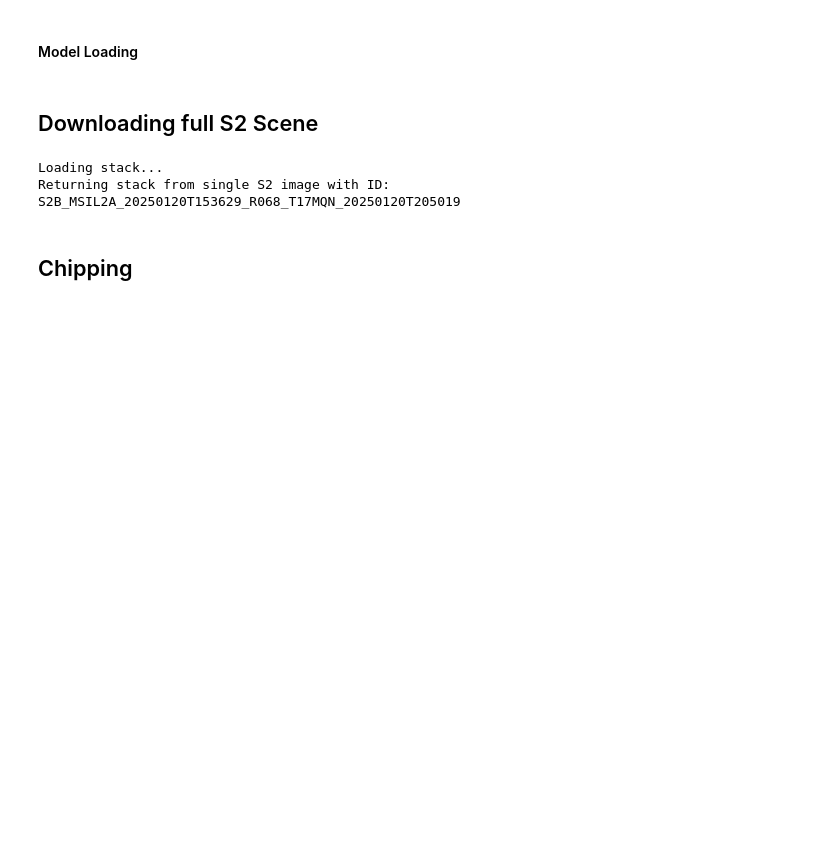
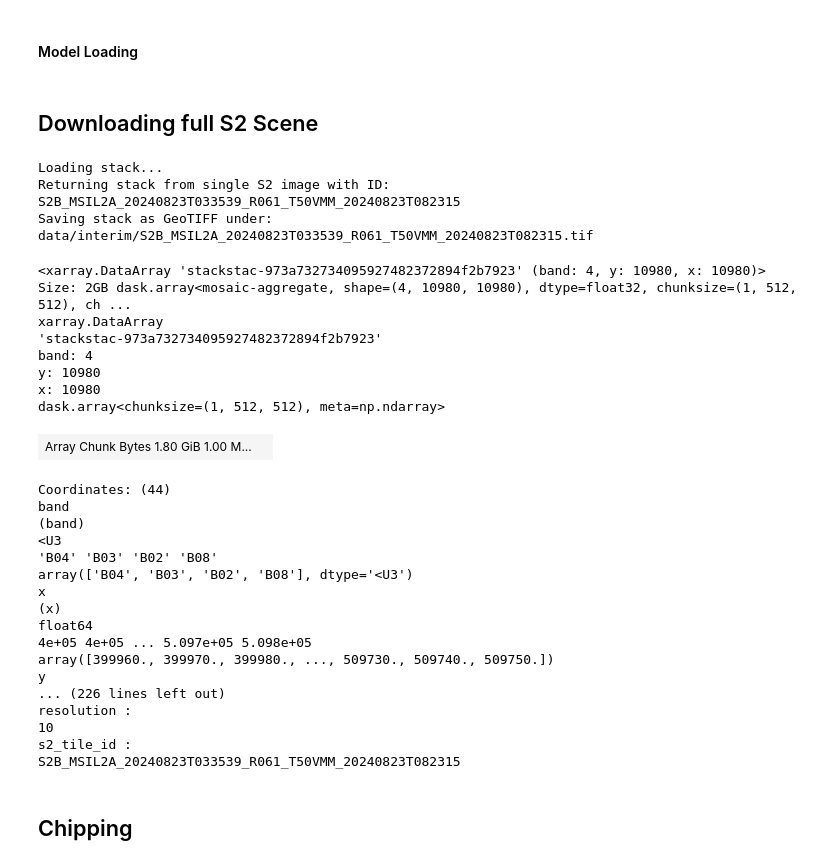
Before and after one commit to SimonJasansky/mine-segmentation, a Jupyter notebook: notebooks/cnn/predict_scenes.ipynb, the cells around one changed output. Drawn from its saved outputs; the diff is of its cells as text; code cells hidden in the pictures; blank space fills up the shorter version.

```diff
--- a/notebooks/cnn/predict_scenes.ipynb
+++ b/notebooks/cnn/predict_scenes.ipynb
@@ -132,7 +121,7 @@ else:
 ## Downloading full S2 Scene
 # %%
 # search on planetary computer for tile id that you like
-tile_id = "S2B_MSIL2A_20250120T153629_R068_T17MQN_20250120T205019"
+tile_id = "S2B_MSIL2A_20240823T033539_R061_T50VMM_20240823T082315"
 
 # Download the image
 api_url="https://planetarycomputer.microsoft.com/api/stac/v1"
@@ -157,7 +146,36 @@ file_path = f"data/interim/{tile_id}.tif"
 stac_reader.save_stack_as_geotiff(stack, file_path)
 # %% [output]
 Loading stack...
-Returning stack from single S2 image with ID: S2B_MSIL2A_20250120T153629_R068_T17MQN_20250120T205019
+Returning stack from single S2 image with ID: S2B_MSIL2A_20240823T033539_R061_T50VMM_20240823T082315
+Saving stack as GeoTIFF under: data/interim/S2B_MSIL2A_20240823T033539_R061_T50VMM_20240823T082315.tif
+# %%
+stack
+# %% [output]
+<xarray.DataArray 'stackstac-973a732734095927482372894f2b7923' (band: 4, y: 10980, x: 10980)> Size: 2GB dask.array<mosaic-aggregate, shape=(4, 10980, 10980), dtype=float32, chunksize=(1, 512, 512), ch ...
+xarray.DataArray
+'stackstac-973a732734095927482372894f2b7923'
+band: 4
+y: 10980
+x: 10980
+dask.array<chunksize=(1, 512, 512), meta=np.ndarray>
+| Array Chunk Bytes 1.80 GiB 1.00 M... |  |
+Coordinates: (44)
+band
+(band)
+<U3
+'B04' 'B03' 'B02' 'B08'
+array(['B04', 'B03', 'B02', 'B08'], dtype='<U3')
+x
+(x)
+float64
+4e+05 4e+05 ... 5.097e+05 5.098e+05
+array([399960., 399970., 399980., ..., 509730., 509740., 509750.])
+y
+... (226 lines left out)
+resolution :
+10
+s2_tile_id :
+S2B_MSIL2A_20240823T033539_R061_T50VMM_20240823T082315
 # %% [markdown]
 ## Chipping
 # %%
```
Also changed, not shown: parts of 16 cells of this notebook, 1 other file.
